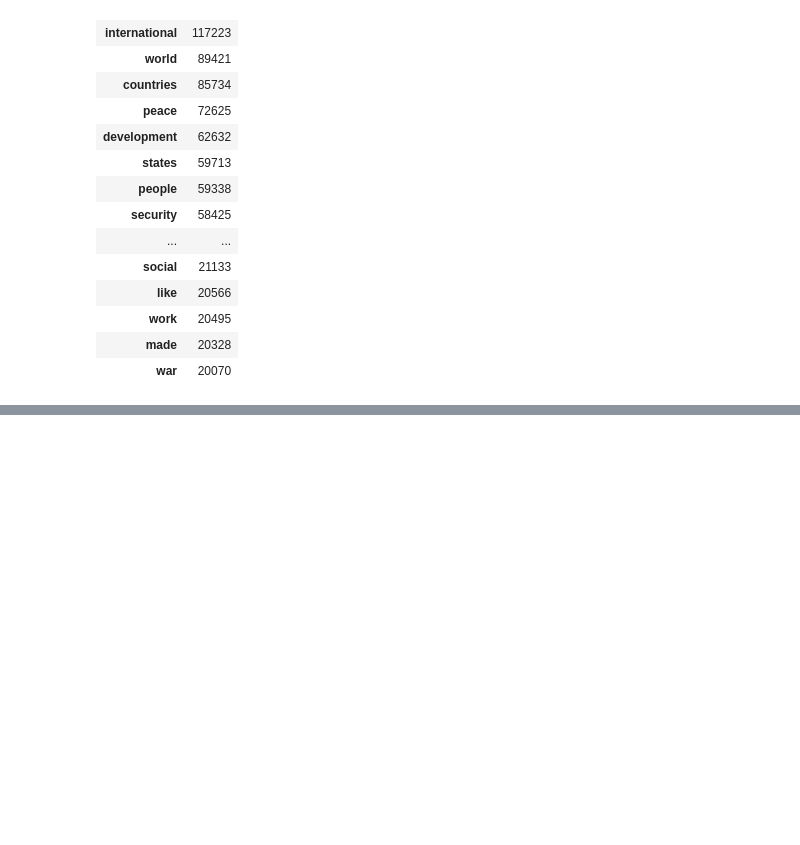
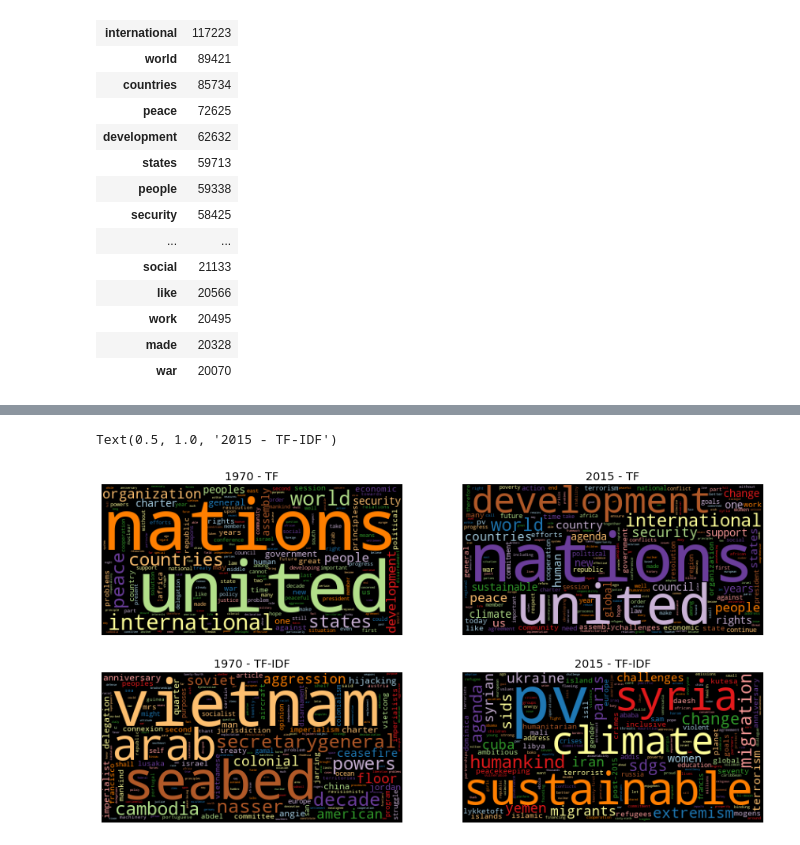
Before and after one commit to nicolasmollier/blueprints_for_text_analytics, a Jupyter notebook: notebooks/chapter_1.ipynb, the cells around one changed output, grey strips where cells are left out. Saved outputs shown, nothing was run; the diff lists cells and outputs as text; code cells hidden in the pictures; blank space fills up the shorter version.

Commit message:
TFIDF

```diff
--- a/notebooks/chapter_1.ipynb
+++ b/notebooks/chapter_1.ipynb
@@ -570,0 +621,6 @@ freq_df.head(50)
+# %%
+freq_1970 = count_words(df.query('year == 1970'))
+freq_2015 = count_words(df.query('year == 2015'))
+# %%
+freq_1970['tfidf'] = freq_1970.freq * idf_df.idf
+freq_2015['tfidf'] = freq_2015.freq * idf_df.idf
@@ -570,0 +661,43 @@ freq_df.head(50)
+# %%
+freq_1970_without_stopwords = {
+    token:freq for (token, freq) in freq_1970.freq.to_dict().items() if token not in ['twenty-five', 'twenty-fifth']
+}
+freq_2015_without_stopwords = {
+    token:freq for (token, freq) in freq_2015.freq.to_dict().items() if token not in ['seventieth']
+}
+
+tfidf_1970_without_stopwords = {
+    token:tfidf for (token, tfidf) in freq_1970.tfidf.to_dict().items() if token not in ['twenty-five', 'twenty-fifth']
+}
+tfidf_2015_without_stopwords = {
+    token:tfidf for (token, tfidf) in freq_2015.tfidf.to_dict().items() if token not in ['seventieth']
+}
+# %%
+figure, axis = plt.subplots(2, 2, figsize=(15, 8))
+wc = WordCloud(max_words=200, colormap="Paired")
+wc.generate_from_frequencies(freq_1970_without_stopwords)
+axis[0,0].imshow(wc)
+axis[0,0].axis('off')
+
+wc = WordCloud(max_words=200, colormap="Paired")
+wc.generate_from_frequencies(freq_2015_without_stopwords)
+axis[0,1].imshow(wc)
+axis[0,1].axis('off')
+
+wc = WordCloud(max_words=200, colormap="Paired")
+wc.generate_from_frequencies(tfidf_1970_without_stopwords)
+axis[1,0].imshow(wc)
+axis[1,0].axis('off')
+
+wc = WordCloud(max_words=200, colormap="Paired")
+wc.generate_from_frequencies(tfidf_2015_without_stopwords)
+axis[1,1].imshow(wc)
+axis[1,1].axis('off')
+
+axis[0,0].set_title('1970 - TF')
+axis[0,1].set_title('2015 - TF')
+axis[1,0].set_title('1970 - TF-IDF')
+axis[1,1].set_title('2015 - TF-IDF')
+# %% [output]
+Text(0.5, 1.0, '2015 - TF-IDF')
+[figure, added]
```
Also changed, not shown: parts of 19 cells of this notebook.
